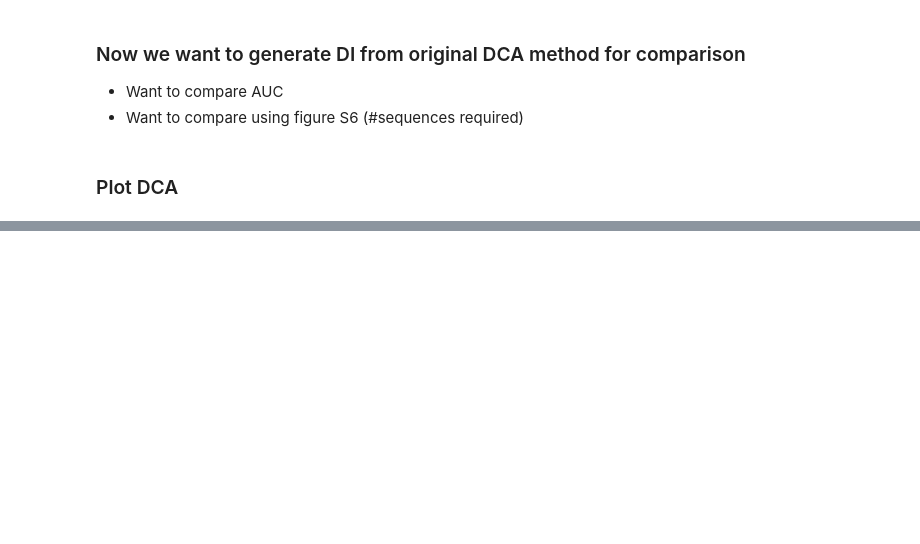
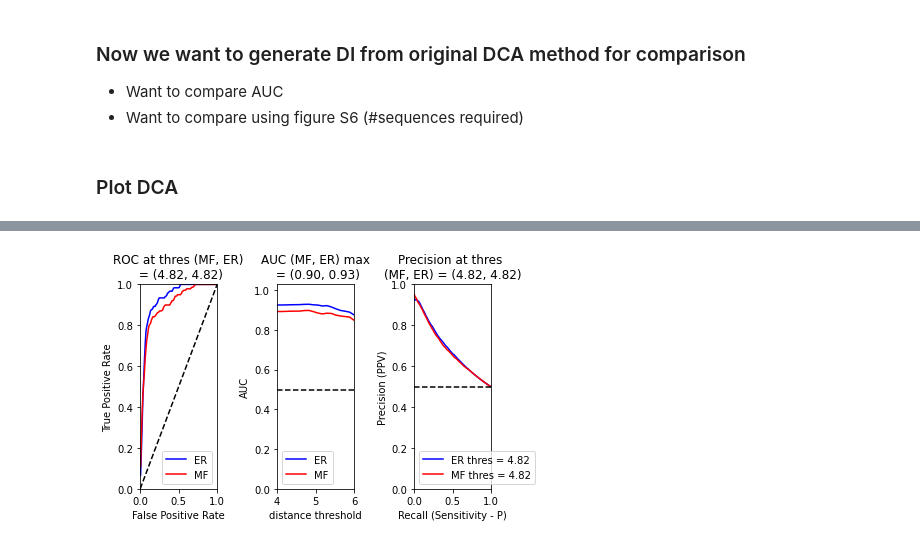
Before and after one commit to evancresswell/DCA_ER, a Jupyter notebook: ecc_DCA_ER.ipynb, the cells around one changed output, grey strips where cells are left out. Drawn from its saved outputs; the diff is of its cells as text; code cells hidden in the pictures; blank space fills up the shorter version.

```diff
--- a/ecc_DCA_ER.ipynb
+++ b/ecc_DCA_ER.ipynb
@@ -491,23 +481,0 @@ RuntimeWarning: Mean of empty slice.
-# %%
-# find optimal threshold of distance for both DCA and ER
-ct_thres = np.linspace(1.5,10.,18,endpoint=True)
-n = ct_thres.shape[0]
-
-auc_DCA = np.zeros(n)
-auc_ER = np.zeros(n)
-for i in range(n):
-    p,tp,fp = tools.roc_curve(ct,DCA_di,ct_thres[i])
-    auc_DCA[i] = tp.sum()/tp.shape[0]
-
-    p,tp,fp = tools.roc_curve(ct,ER_di,ct_thres[i])
-    auc_ER[i] = tp.sum()/tp.shape[0]
-
-i0_DCA = np.argmax(auc_DCA)
-i0_ER = np.argmax(auc_ER)
-
-print('DCA auc max:',ct_thres[i0_DCA],auc[i0_DCA])
-p0_DCA,tp0_DCA,fp0_DCA = tools.roc_curve(ct,DCA_di,ct_thres[i0_DCA])
-print('ER auc max:',ct_thres[i0_ER],auc[i0_ER])
-p0_ER,tp0_ER,fp0_ER = tools.roc_curve(ct,ER_di,ct_thres[i0_ER])
-
-# tools.hide_toggle()
@@ -514,41 +488,43 @@ p0_ER,tp0_ER,fp0_ER = tools.roc_curve(ct,ER_di,ct_thres[i0_ER])
 # %%
 # Plot ROC for optimal DCA vs optimal ER
 plt.subplot2grid((1,3),(0,0))
-plt.title('ROC at thres (DCA, ER)\n = (%3.2f, %3.2f)'%(ct_thres[i0_DCA],ct_thres[i0_ER]))
+plt.title('ROC at thres (MF, ER)\n = (%3.2f, %3.2f)'%(ct_thres[i0_MF],ct_thres[i0_ER]))
 plt.plot(fp0_ER,tp0_ER,'b-',label="ER")
-plt.plot(fp0_DCA,tp0_DCA,'r-',label="DCA")
+plt.plot(fp0_MF,tp0_MF,'r-',label="MF")
 plt.plot([0,1],[0,1],'k--')
 plt.xlim([0,1])
 plt.ylim([0,1])
 plt.xlabel('False Positive Rate')
 plt.ylabel('True Positive Rate')
 plt.legend()
 
 # Plot AUC for DCA and ER
 plt.subplot2grid((1,3),(0,1))
-plt.title('AUC (DCA, ER) max\n = (%3.2f, %3.2f)' %(auc_DCA[i0_DCA], auc_ER[i0_ER]))
+plt.title('AUC (MF, ER) max\n = (%3.2f, %3.2f)' %(auc_MF[i0_MF], auc_ER[i0_ER]))
 plt.plot([ct_thres.min(),ct_thres.max()],[0.5,0.5],'k--')
-plt.plot(ct_thres,auc_DCA,'b-',label="DCA")
-plt.plot(ct_thres,auc_ER,'r-',label="ER")
+plt.plot(ct_thres,auc_ER,'b-',label="ER")
+plt.plot(ct_thres,auc_MF,'r-',label="MF")
 plt.xlim([ct_thres.min(),ct_thres.max()])
-plt.ylim([0,auc.max()+0.1])
+plt.ylim([0,max(auc_MF.max(), auc_ER.max())+0.1])
 plt.xlabel('distance threshold')
 plt.ylabel('AUC')
 plt.legend()
 
 # Plot Precision of optimal DCA and ER
 plt.subplot2grid((1,3),(0,2))
-plt.title('Precision at thres \n(DCA, ER) = (%3.2f, %3.2f)'%(ct_thres[i0_DCA],ct_thres[i0_ER]))
-plt.plot( p0_DCA,tp0_DCA / (tp0_DCA + fp0_DCA),'r-',label='DCA thres = %s'%ct_thres[i0_DCA])
-plt.plot( p0_ER,tp0_ER / (tp0_ER + fp0_ER),'b-',label='ER thres = %s'%ct_thres[i0_ER])
-plt.plot([0,1],[0,1],'k--')
+plt.title('Precision at thres \n(MF, ER) = (%3.2f, %3.2f)'%(ct_thres[i0_MF],ct_thres[i0_ER]))
+plt.plot( p0_ER,tp0_ER / (tp0_ER + fp0_ER),'b-',label='ER thres = %3.2f'%ct_thres[i0_ER])
+plt.plot( p0_MF,tp0_MF / (tp0_MF + fp0_MF),'r-',label='MF thres = %3.2f'%ct_thres[i0_MF])
+plt.plot([0,1.],[.5,.5],'k--')
 plt.xlim([0,1])
 plt.ylim([0,1])
 plt.xlabel('Recall (Sensitivity - P)')
 plt.ylabel('Precision (PPV)')
 plt.legend()
 
 plt.tight_layout(h_pad=1, w_pad=1.5)
 
 
 # tools.hide_toggle()
+# %% [output]
+[figure, added]
```
Also changed, not shown: parts of 11 cells of this notebook, 2 other files.
